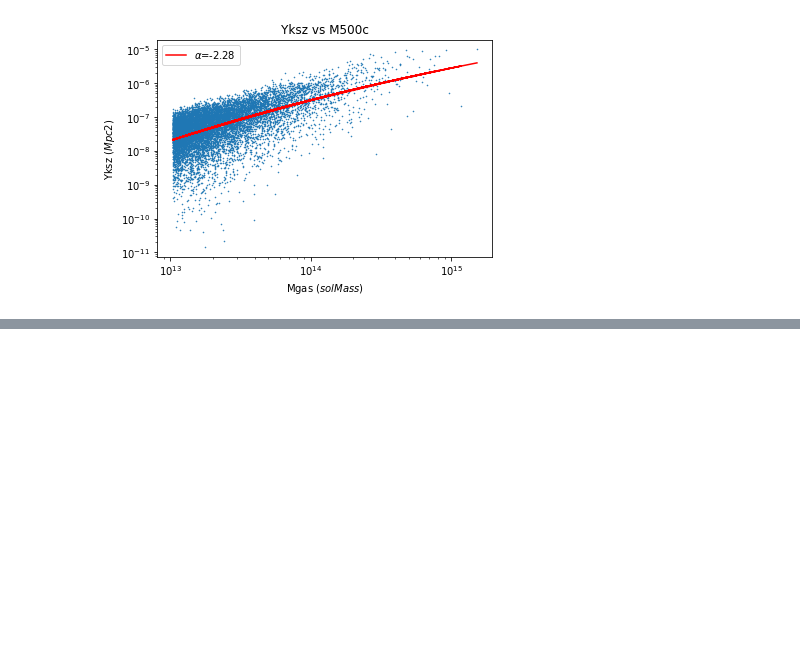
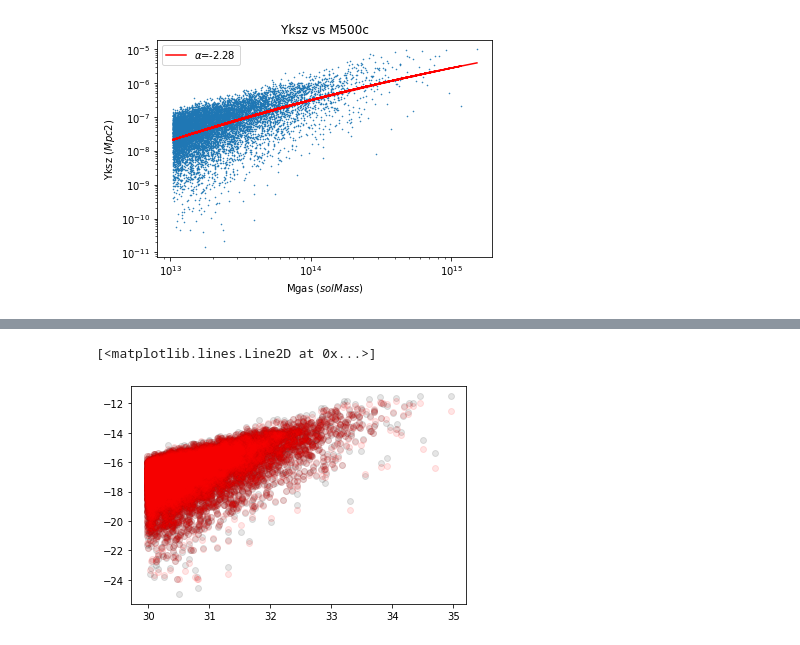
Before and after one commit to antolonappan/kSZscaler, a Jupyter notebook: Notebooks/scaling.ipynb, the cells around one changed output, grey strips where cells are left out. Cells and saved outputs as stored; diff of their text form; code cells hidden in the pictures; blank space fills up the shorter version.

```diff
--- a/Notebooks/scaling.ipynb
+++ b/Notebooks/scaling.ipynb
@@ -25,0 +63,6 @@ s.plot_Y_M_fit()
+# %%
+plt.plot(np.log(M.value),np.log(Y.value),'o',alpha=0.1,c='k')
+plt.plot(np.log(M.value),regr.predict(inp),'o',alpha=0.1,c='r')
+# %% [output]
+[<matplotlib.lines.Line2D at 0x...>]
+[figure, added]
```
Also changed, not shown: parts of 15 cells of this notebook, 1 other file.
